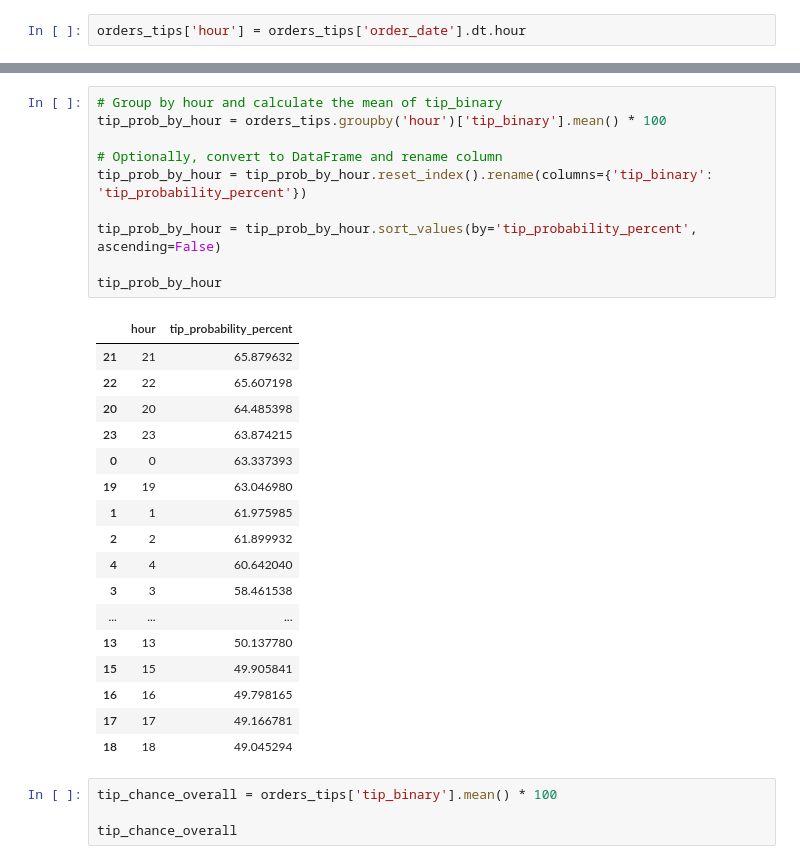
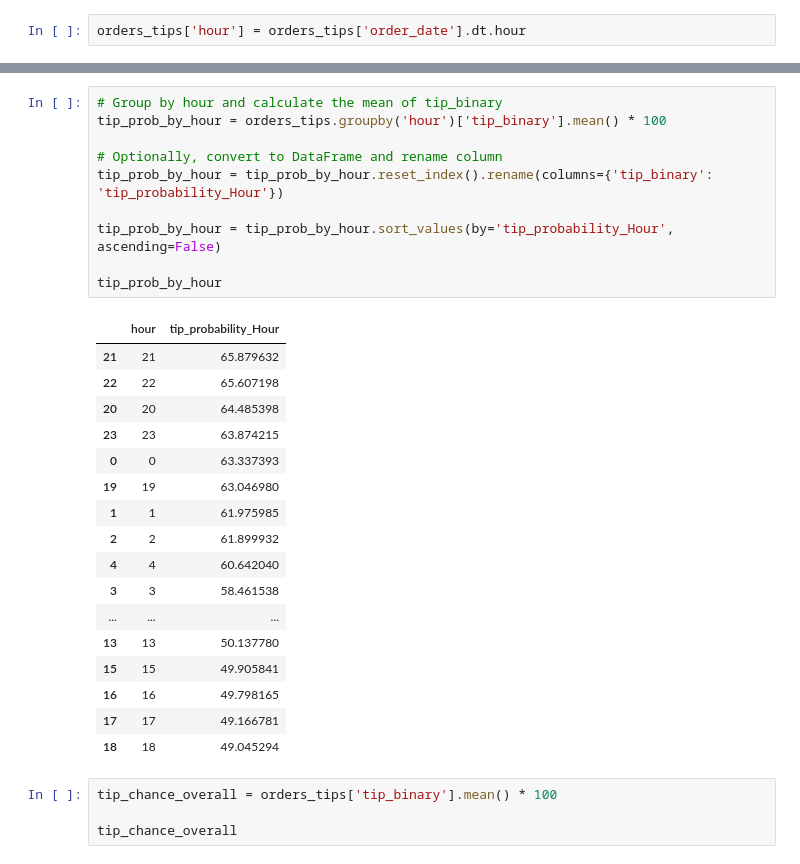
Before and after one commit to Datata1/dabi2, a Jupyter notebook: notebooks/notebooks/dabi2.ipynb, the cells around one changed output, grey strips where cells are left out. Cells and saved outputs as stored; diff of their text form.

```diff
--- a/notebooks/notebooks/dabi2.ipynb
+++ b/notebooks/notebooks/dabi2.ipynb
@@ -233,15 +251,15 @@ orders_tips.head(20)
 # %%
 # Group by hour and calculate the mean of tip_binary
 tip_prob_by_hour = orders_tips.groupby('hour')['tip_binary'].mean() * 100
 
 # Optionally, convert to DataFrame and rename column
-tip_prob_by_hour = tip_prob_by_hour.reset_index().rename(columns={'tip_binary': 'tip_probability_percent'})
+tip_prob_by_hour = tip_prob_by_hour.reset_index().rename(columns={'tip_binary': 'tip_probability_Hour'})
 
-tip_prob_by_hour = tip_prob_by_hour.sort_values(by='tip_probability_percent', ascending=False)
+tip_prob_by_hour = tip_prob_by_hour.sort_values(by='tip_probability_Hour', ascending=False)
 
 tip_prob_by_hour
 # %% [output]
-|  | hour | tip_probability_percent |
+|  | hour | tip_probability_Hour |
 | 21 | 21 | 65.879632 |
 | 22 | 22 | 65.607198 |
 | 20 | 20 | 64.485398 |
```
Also changed, not shown: parts of 21 cells of this notebook, 8 other files.
